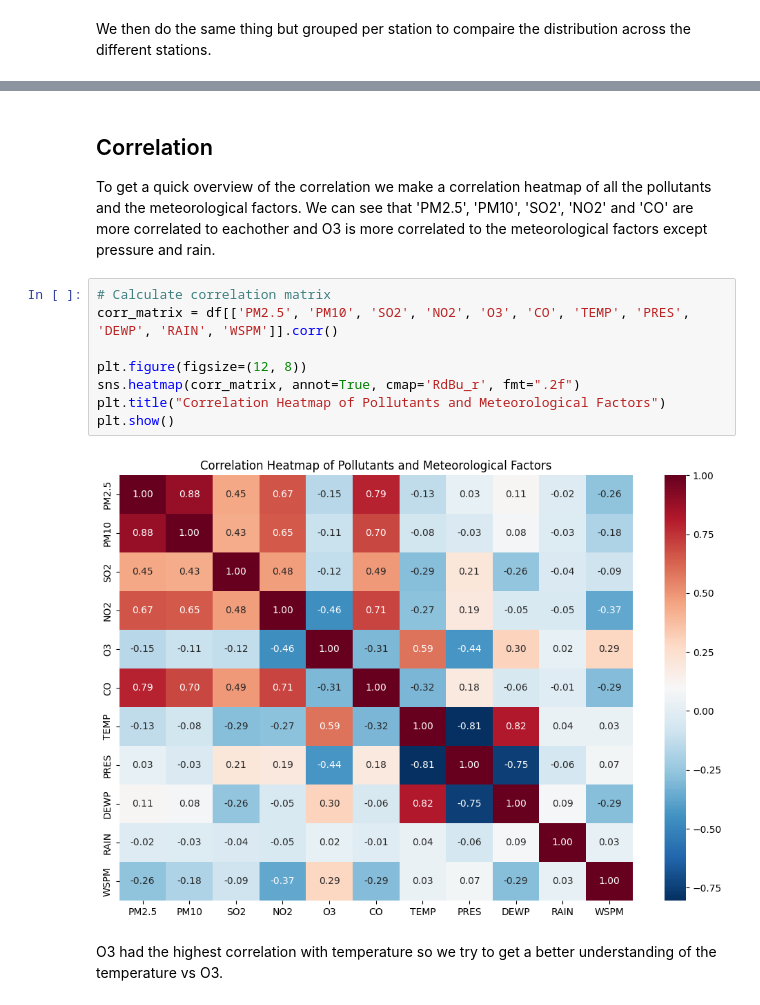
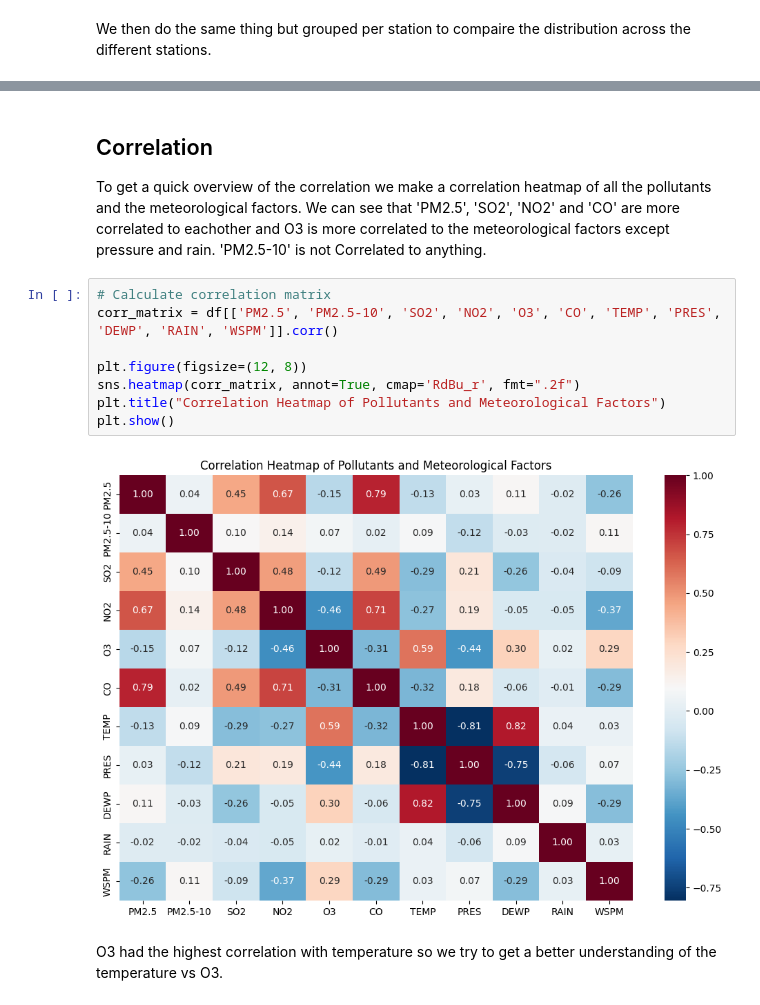
Before and after one commit to SarahPauwels-ucll/prog_for_data_analysis, a Jupyter notebook: load_data.ipynb, the cells around one changed output, grey strips where cells are left out. Drawn from its saved outputs; the diff is of its cells as text.

```diff
--- a/load_data.ipynb
+++ b/load_data.ipynb
@@ -599,17 +599,17 @@ Passing `palette` without assigning `hue` is deprecated and will be removed in v
 ## Correlation
 
 To get a quick overview of the correlation we make a correlation heatmap of all the pollutants and the meteorological factors.
-We can see that 'PM2.5', 'PM10', 'SO2', 'NO2' and 'CO' are more correlated to eachother and O3 is more correlated to the meteorological factors except pressure and rain.
+We can see that 'PM2.5', 'SO2', 'NO2' and 'CO' are more correlated to eachother and O3 is more correlated to the meteorological factors except pressure and rain. 'PM2.5-10' is not Correlated to anything.
 # %%
 # Calculate correlation matrix
-corr_matrix = df[['PM2.5', 'PM10', 'SO2', 'NO2', 'O3', 'CO', 'TEMP', 'PRES', 'DEWP', 'RAIN', 'WSPM']].corr()
+corr_matrix = df[['PM2.5', 'PM2.5-10', 'SO2', 'NO2', 'O3', 'CO', 'TEMP', 'PRES', 'DEWP', 'RAIN', 'WSPM']].corr()
 
 plt.figure(figsize=(12, 8))
 sns.heatmap(corr_matrix, annot=True, cmap='RdBu_r', fmt=".2f")
 plt.title("Correlation Heatmap of Pollutants and Meteorological Factors")
 plt.show()
 # %% [output]
-[figure, old version]
+[figure, new version]
 # %% [markdown]
 O3 had the highest correlation with temperature so we try to get a better understanding of the temperature vs O3.
 # %%
```
Also changed, not shown: parts of 14 cells of this notebook.
